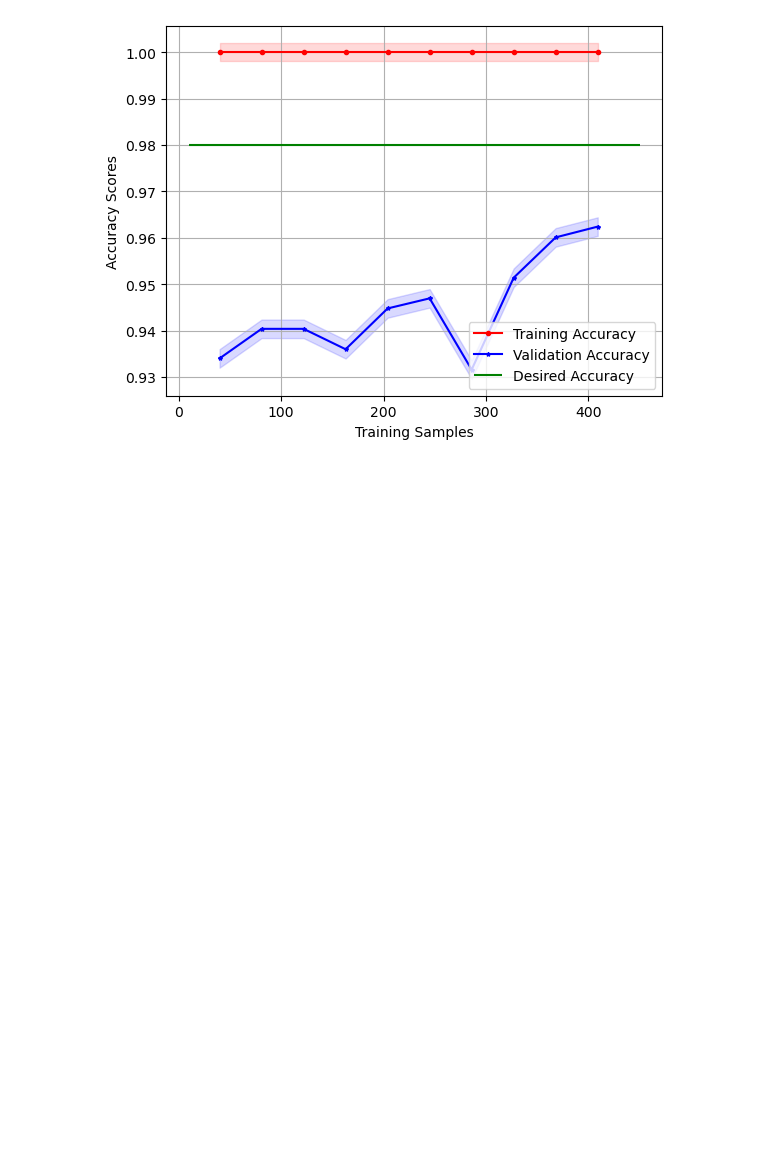
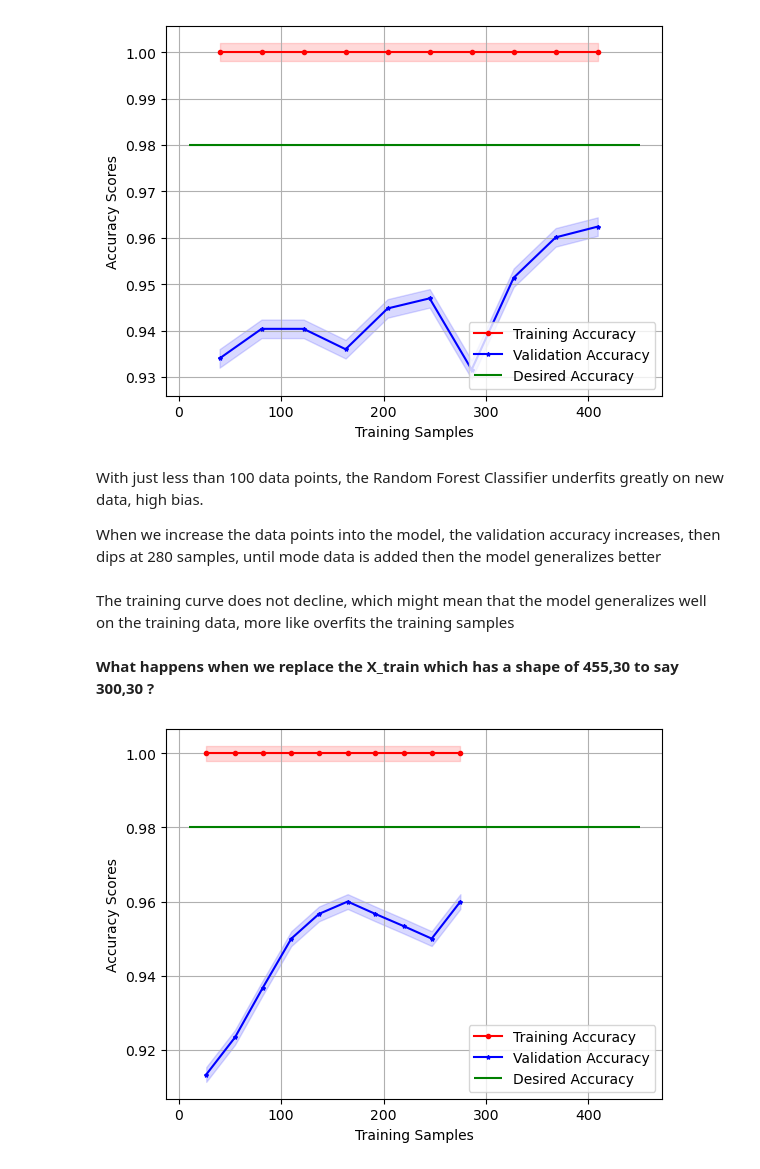
Before and after one commit to FRANKSADWAR/Brazil_Ecommerce, a Jupyter notebook: Supervised Learning Premier.ipynb, the cells around one changed output. Cells and saved outputs as stored; diff of their text form; code cells hidden in the pictures; blank space fills up the shorter version.

Commit message:
validation curve for the random forest classifier

```diff
--- a/Supervised Learning Premier.ipynb
+++ b/Supervised Learning Premier.ipynb
@@ -890,3 +890,16 @@ def plot_learning_curve(estimator,X_train,y_train,cv, desired_acc = 0.98):
 plot_learning_curve(rand_forest,X_train,y_train,cv=10)
 # %% [output]
 [figure]
+# %% [markdown]
+<p>With just less than 100 data points, the Random Forest Classifier underfits greatly on new data, high bias. </p>
+<p> When we increase the data points into the model, the validation accuracy increases, then dips at 280 samples, until mode data is added then the model generalizes better </p>
+# %% [markdown]
+<p> The training curve does not decline, which might mean that the model generalizes well on the training data, more like overfits the training samples </p>
+# %% [markdown]
+<p> <strong>What happens when we replace the X_train which has a shape of 455,30 to say 300,30 ? </strong></p>
+# %%
+X_train2 = X_train[:300, :]
+y_train2 = y_train[:300]
+plot_learning_curve(rand_forest,X_train2,y_train2,cv=12)
+# %% [output]
+[figure, added]
```
Also changed, not shown: parts of 1 cell of this notebook.
